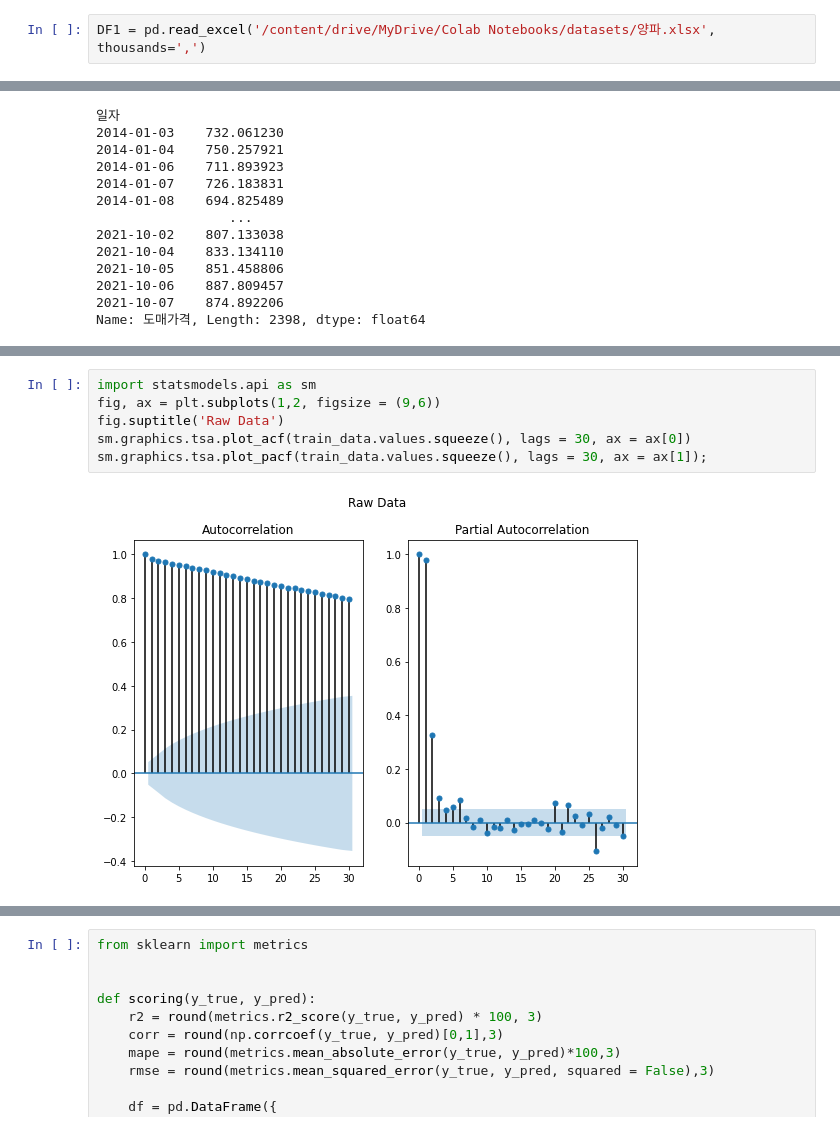
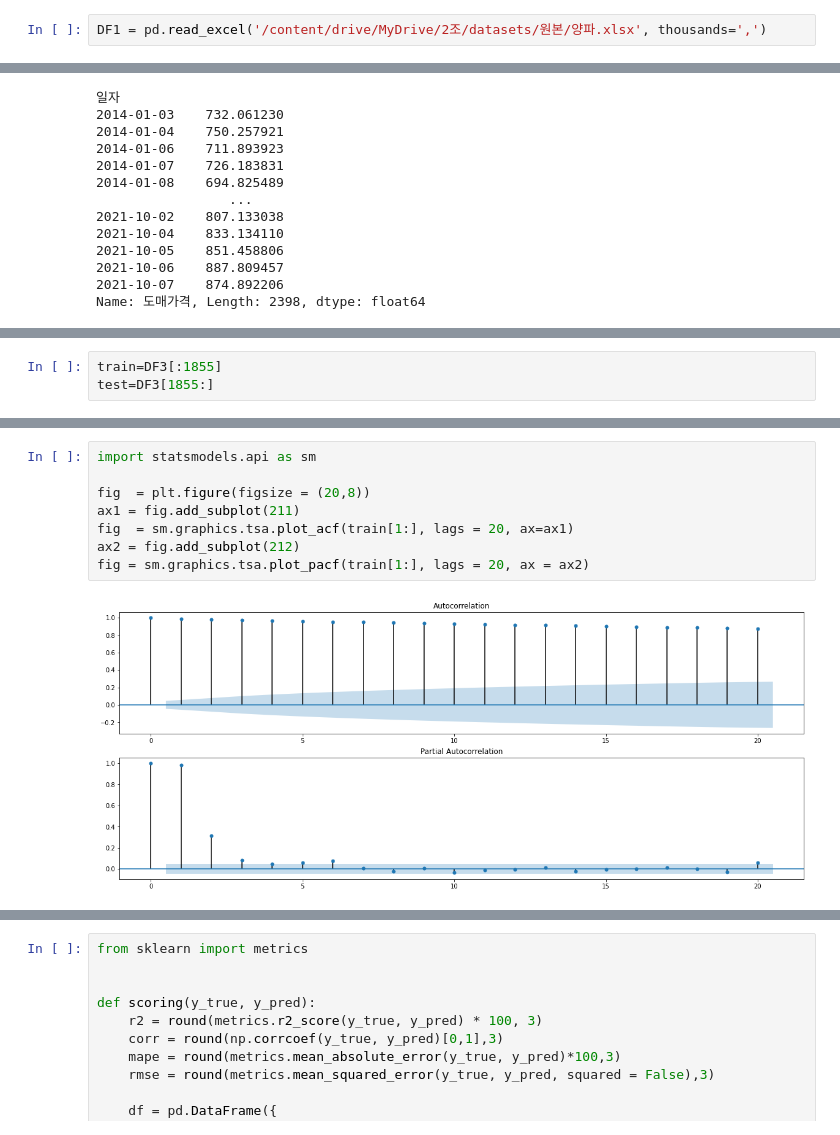
Before and after one commit to seosztt/ML_Project, a Jupyter notebook: ARIMA.ipynb, the cells around one changed output, grey strips where cells are left out. Cells and saved outputs as stored; diff of their text form.

```diff
--- a/ARIMA.ipynb
+++ b/ARIMA.ipynb
@@ -14,7 +14,7 @@ drive.mount('/content/drive')
 # %% [output]
 Mounted at /content/drive
 # %%
-DF1 = pd.read_excel('/content/drive/MyDrive/Colab Notebooks/datasets/양파.xlsx', thousands=',')
+DF1 = pd.read_excel('/content/drive/MyDrive/2조/datasets/원본/양파.xlsx', thousands=',')
 # %%
 DF1['도매가격(원/kg)'] = DF1['도매가격(원/kg)'].replace('-',0)
 DF1['도매가격(원/kg)'] = DF1['도매가격(원/kg)'].astype(float)
@@ -141,0 +163,3 @@ Name: 도매가격, Length: 1438, dtype: float64
+# %%
+train=DF3[:1855]
+test=DF3[1855:]
@@ -142,8 +185,10 @@ Name: 도매가격, Length: 1438, dtype: float64
 # %%
 import statsmodels.api as sm
-fig, ax = plt.subplots(1,2, figsize = (9,6))
-fig.suptitle('Raw Data')
-sm.graphics.tsa.plot_acf(train_data.values.squeeze(), lags = 30, ax = ax[0])
-sm.graphics.tsa.plot_pacf(train_data.values.squeeze(), lags = 30, ax = ax[1]);
+
+fig  = plt.figure(figsize = (20,8))
+ax1 = fig.add_subplot(211)
+fig  = sm.graphics.tsa.plot_acf(train[1:], lags = 20, ax=ax1)
+ax2 = fig.add_subplot(212)
+fig = sm.graphics.tsa.plot_pacf(train[1:], lags = 20, ax = ax2)
 # %% [output]
-[figure, old version]
+[figure, new version]
```
Also changed, not shown: parts of 30 cells of this notebook.
